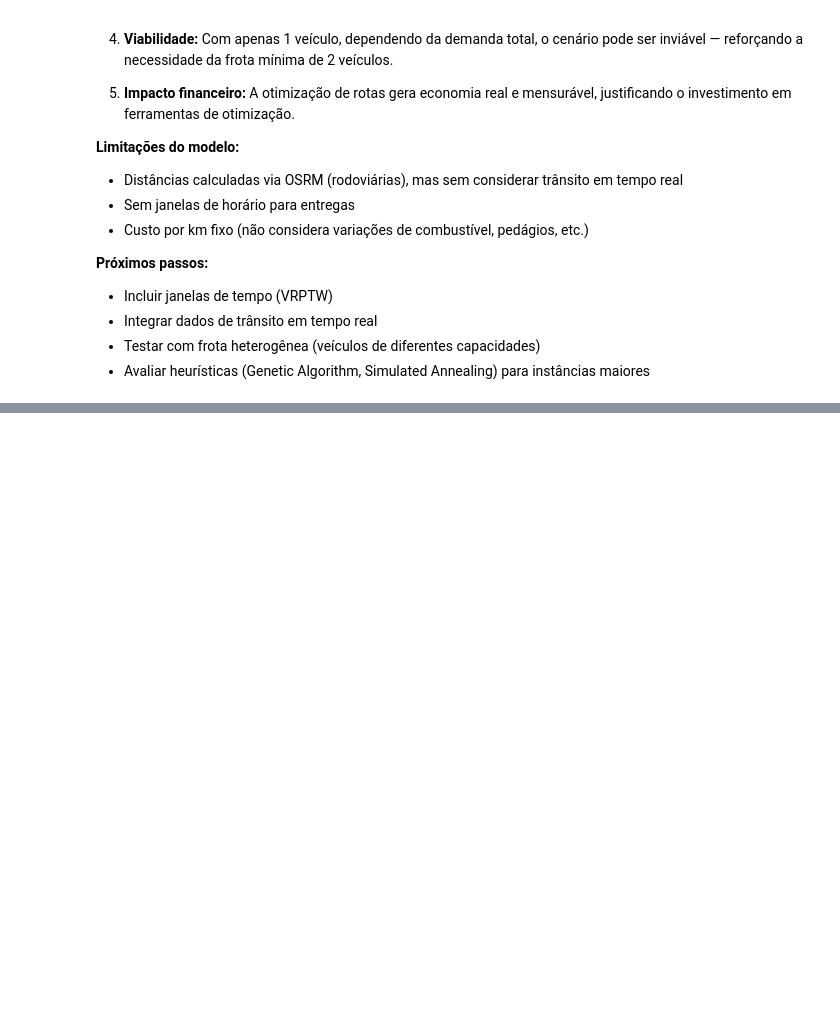
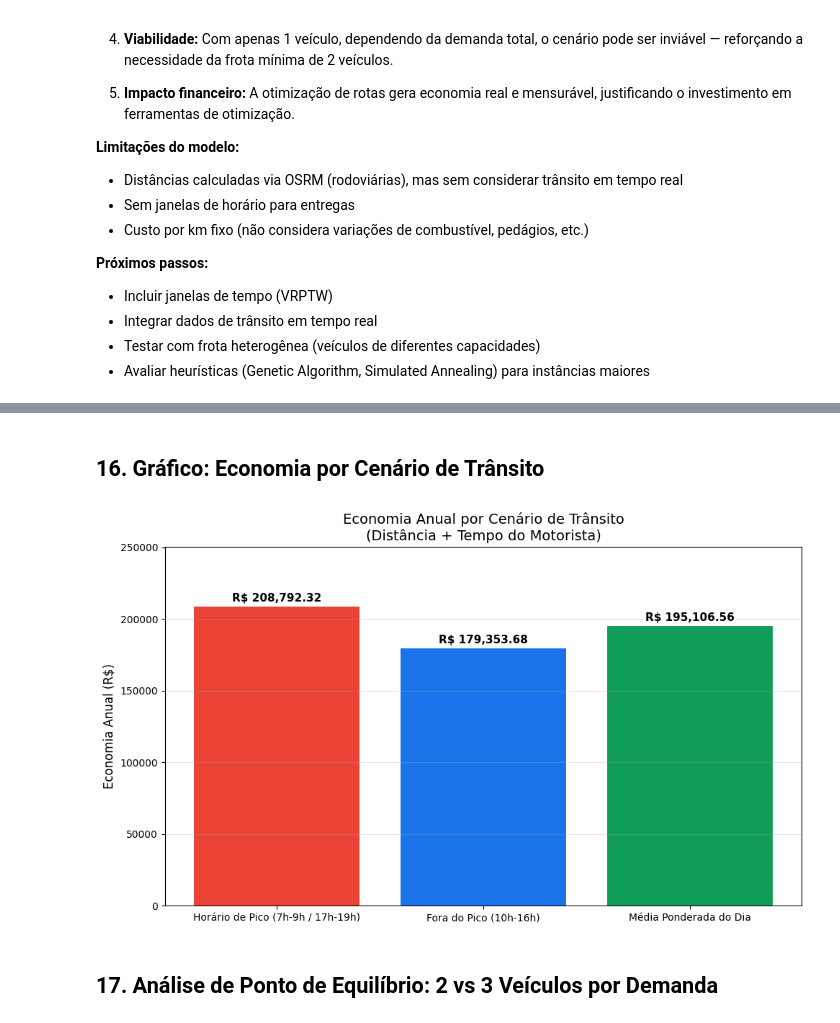
Before and after one commit to carloseomartinsdev/trabalho_poo, a Jupyter notebook: notebook2.ipynb, the cells around one changed output, grey strips where cells are left out. Drawn from its saved outputs; the diff is of its cells as text; code cells hidden in the pictures; blank space fills up the shorter version.

```diff
--- a/notebook2.ipynb
+++ b/notebook2.ipynb
@@ -609,0 +761,20 @@ RESUMO FINAL DOS RESULTADOS
+# %%
+print('=' * 75)
+print('COMPARAÇÃO: IMPACTO DO HORÁRIO DE SAÍDA NA ECONOMIA')
+print('=' * 75)
+print(f'\n{"Cenário":<40} {"Economia/dia":>15} {"Economia/mês":>15} {"Economia/ano":>15}')
+print(f'{"─" * 85}')
+
+for cenario, dados_r in resultados_tempo.items():
+    custo_comb_manual = round(dist_manual * CUSTO_POR_KM + dados_r['custo_tempo_manual'], 2)
+    custo_comb_otim = round(dist_otimizada * CUSTO_POR_KM + dados_r['custo_tempo_otimizado'], 2)
+    eco_dia = round(custo_comb_manual - custo_comb_otim, 2)
+    eco_mes = round(eco_dia * DIAS_UTEIS_MES, 2)
+    eco_ano = round(eco_mes * 12, 2)
+
+    print(f'{cenario:<40} R$ {eco_dia:>10,.2f} R$ {eco_mes:>10,.2f} R$ {eco_ano:>10,.2f}')
+
+print(f'\n{"═" * 75}')
+print(f'\n💡 Insight: No horário de pico, a economia é MAIOR porque o tempo')
+print(f'   desperdiçado no trânsito com rotas manuais custa mais caro.')
+print(f'   Otimizar rotas é ainda mais valioso quando o trânsito é intenso.')
@@ -609,0 +797,30 @@ RESUMO FINAL DOS RESULTADOS
+# %% [markdown]
+## 16. Gráfico: Economia por Cenário de Trânsito
+# %%
+cenarios_nomes = list(resultados_tempo.keys())
+economias_ano = []
+
+for cenario in cenarios_nomes:
+    dados_r = resultados_tempo[cenario]
+    custo_comb_manual = dist_manual * CUSTO_POR_KM + dados_r['custo_tempo_manual']
+    custo_comb_otim = dist_otimizada * CUSTO_POR_KM + dados_r['custo_tempo_otimizado']
+    eco_ano = round((custo_comb_manual - custo_comb_otim) * DIAS_UTEIS_MES * 12, 2)
+    economias_ano.append(eco_ano)
+
+fig, ax = plt.subplots(figsize=(10, 6))
+bars = ax.bar(cenarios_nomes, economias_ano, color=['#ea4335', '#1a73e8', '#0f9d58'])
+
+for bar, val in zip(bars, economias_ano):
+    ax.text(bar.get_x() + bar.get_width()/2, bar.get_height() + 2000,
+            f'R$ {val:,.2f}', ha='center', va='bottom', fontsize=11, fontweight='bold')
+
+ax.set_title('Economia Anual por Cenário de Trânsito\n(Distância + Tempo do Motorista)', fontsize=14)
+ax.set_ylabel('Economia Anual (R$)', fontsize=12)
+ax.set_ylim(0, max(economias_ano) * 1.2)
+ax.grid(axis='y', alpha=0.3)
+plt.tight_layout()
+plt.show()
+# %% [output]
+[figure, added]
+# %% [markdown]
+## 17. Análise de Ponto de Equilíbrio: 2 vs 3 Veículos por Demanda
```
Also changed, not shown: parts of 12 cells of this notebook, 5 other files.
